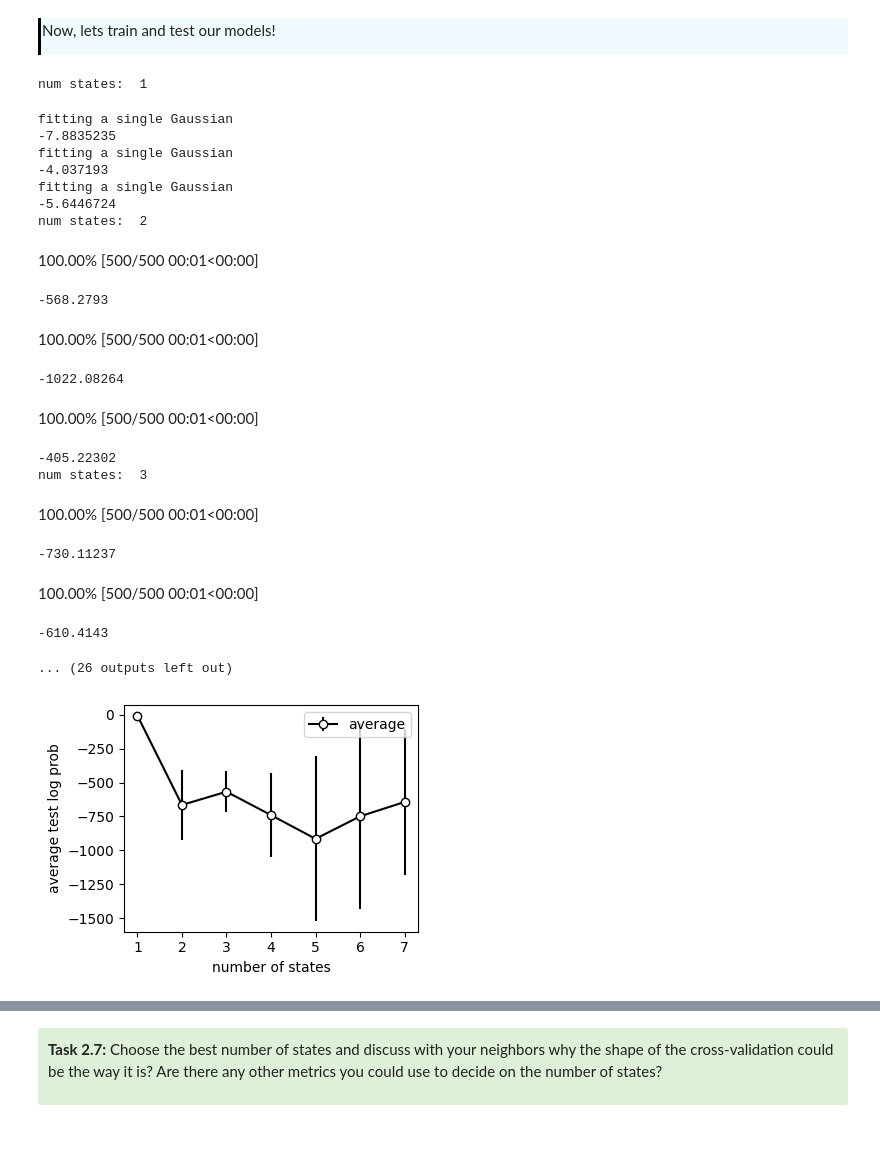
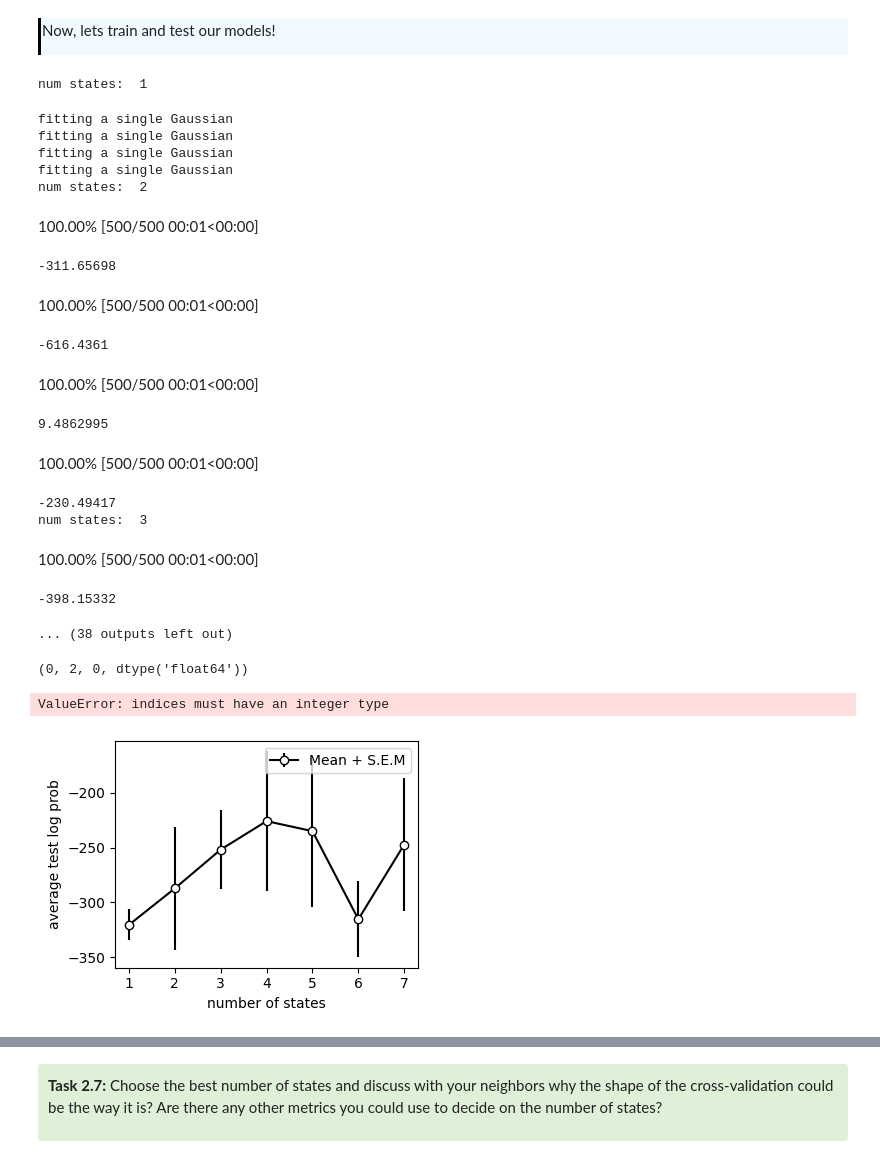
Before and after one commit to AllenSWDB/swdb_visualbehavior_template, a Jupyter notebook: code/Workshop_2.ipynb, the cells around one changed output, grey strips where cells are left out. Saved outputs shown, nothing was run; the diff lists cells and outputs as text; code cells hidden in the pictures.

Commit message:
ws2, batchnum, SEM, similarity measure

```diff
--- a/code/Workshop_2.ipynb
+++ b/code/Workshop_2.ipynb
@@ -736,7 +736,7 @@ data[np.isnan(data)] = 0
 observations = jnp.array(data)
 
 # Split the data into equal length batches for cross-validation
-n_batches = 3
+n_batches = 4
 n_steps = data.shape[0] - (data.shape[0] % n_batches)
 batched_observations = observations[:n_steps, :].reshape(n_batches, -1, observations.shape[1])
 batch_size = batched_observations.shape[1]
@@ -747,10 +747,12 @@ batch_size = batched_observations.shape[1]
 # %%
 from sklearn.preprocessing import StandardScaler
 import tensorflow_probability.substrates.jax.distributions as tfd
+from dynamax.utils.utils import find_permutation
 
 # Define empty lists that we'll populate below
 avg_test_log_probs = []
 std_test_log_probs = []
+similarity_of_states_across_batches = []
 lp_all = []
 numstates_all = []
 key = jr.PRNGKey(0)
@@ -760,6 +762,7 @@ for num_states in range(1, 8):
     print("num states: ", num_states)
 
     test_log_probs = []
+    predicted_states = np.zeros([observations.shape[0], n_batches], dtype = int)
 
     for batch in trange(n_batches):
         # Extract all but this batch for training
@@ -775,8 +778,7 @@ for num_states in range(1, 8):
             train_mean = jnp.mean(jnp.array(train_observations), axis = 0).reshape([1,3])
             train_cov = jnp.cov(jnp.array(train_observations).T)
             test_data = scaler.transform(jnp.array(batched_observations[batch]))
-            test_lp = tfd.MultivariateNormalFullCovariance(train_mean, train_cov).log_prob(test_data).mean()
-            print(test_lp)
+            test_lp = tfd.MultivariateNormalFullCovariance(train_mean, train_cov).log_prob(test_data).sum()
         else:
             # Make an HMM
             hmm = GaussianHMM(num_states, batched_observations.shape[2])
@@ -785,6 +787,9 @@ for num_states in range(1, 8):
             # Fit the model
             params, lps = hmm.fit_em(params, param_props, jnp.array(train_observations), num_iters=500)
 
+            #extract predicted states
+            predicted_states[:,batch] = hmm.most_likely_states(params, observations)
+
             # Evaluate the log probability on held out data
             test_lp = hmm.marginal_log_prob(params, scaler.transform(jnp.array(batched_observations[batch])))
             print(test_lp)
@@ -792,37 +797,54 @@ for num_states in range(1, 8):
         lp_all.append(test_lp)
         numstates_all.append(num_states)
 
+    if batch != 1:
+        distance_between_batches = []
+        for i in range(n_batches):
+            for j in range(i-1):
+                bestpermutation = find_permutation(predicted_states[:,i], predicted_states[:,j])
+                distance_between_batches.append(np.sum(jnp.take(bestpermutation, predicted_states[:,i]) == predicted_states[:,j])/observations.shape[0])
+        similarity_of_states_across_batches.append(np.mean(distance_between_batches))
+    else:
+        similarity_of_states_across_batches.append(1)
+
     # Store the average test log prob
-    avg_test_log_probs.append(np.mean(test_log_probs))
-    std_test_log_probs.append(np.std(test_log_probs))
+    avg_test_log_probs.append(np.nanmean(test_log_probs))
+    std_test_log_probs.append(np.nanstd(test_log_probs))
 # %% [output]
 num states:  1
 fitting a single Gaussian
--7.8835235
 fitting a single Gaussian
--4.037193
 fitting a single Gaussian
--5.6446724
+fitting a single Gaussian
 num states:  2
 100.00% [500/500 00:01<00:00]
--568.2793
+-311.65698
 100.00% [500/500 00:01<00:00]
--1022.08264
+-616.4361
 100.00% [500/500 00:01<00:00]
--405.22302
-num states:  3
+9.4862995
 100.00% [500/500 00:01<00:00]
--730.11237
+-230.49417
+num states:  3
 100.00% [500/500 00:01<00:00]
--610.4143
+-398.15332
-... (26 outputs left out)
+... (38 outputs left out)
+# %%
+bestpermutation = find_permutation(predicted_states[:,i], predicted_states[:,j])
+bestpermutation[0], i, j, predicted_states[:,i].dtype
+# %% [output]
+(0, 2, 0, dtype('float64'))
+# %%
+jnp.take(bestpermutation[0], predicted_states[:,i])
+# %% [output]
+ValueError: indices must have an integer type
 # %%
 plt.figure(figsize = (4, 3))
-plt.errorbar(np.arange(1, 8), avg_test_log_probs, yerr = std_test_log_probs, mfc = 'w', color = 'k', marker = 'o')
+plt.errorbar(np.arange(1, 8), avg_test_log_probs, yerr = np.array(std_test_log_probs)/n_batches, mfc = 'w', color = 'k', marker = 'o')
 # plt.scatter(numstates_all, lp_all, c='k')
-plt.legend(['average'])
+plt.legend(['Mean + S.E.M'])
 plt.xlabel("number of states")
 plt.ylabel("average test log prob")
 plt.tight_layout()
 # %% [output]
-[figure, old version]
+[figure, new version]
```
Also changed, not shown: parts of 4 cells of this notebook.
